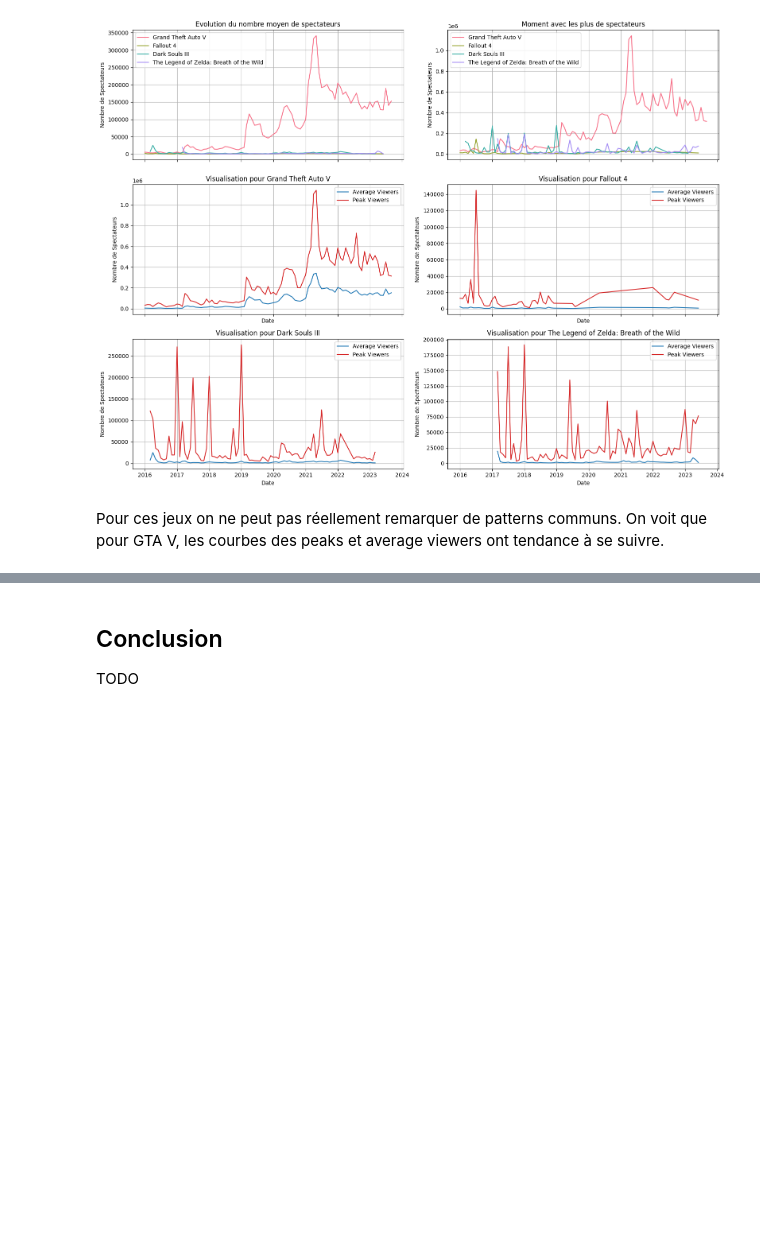
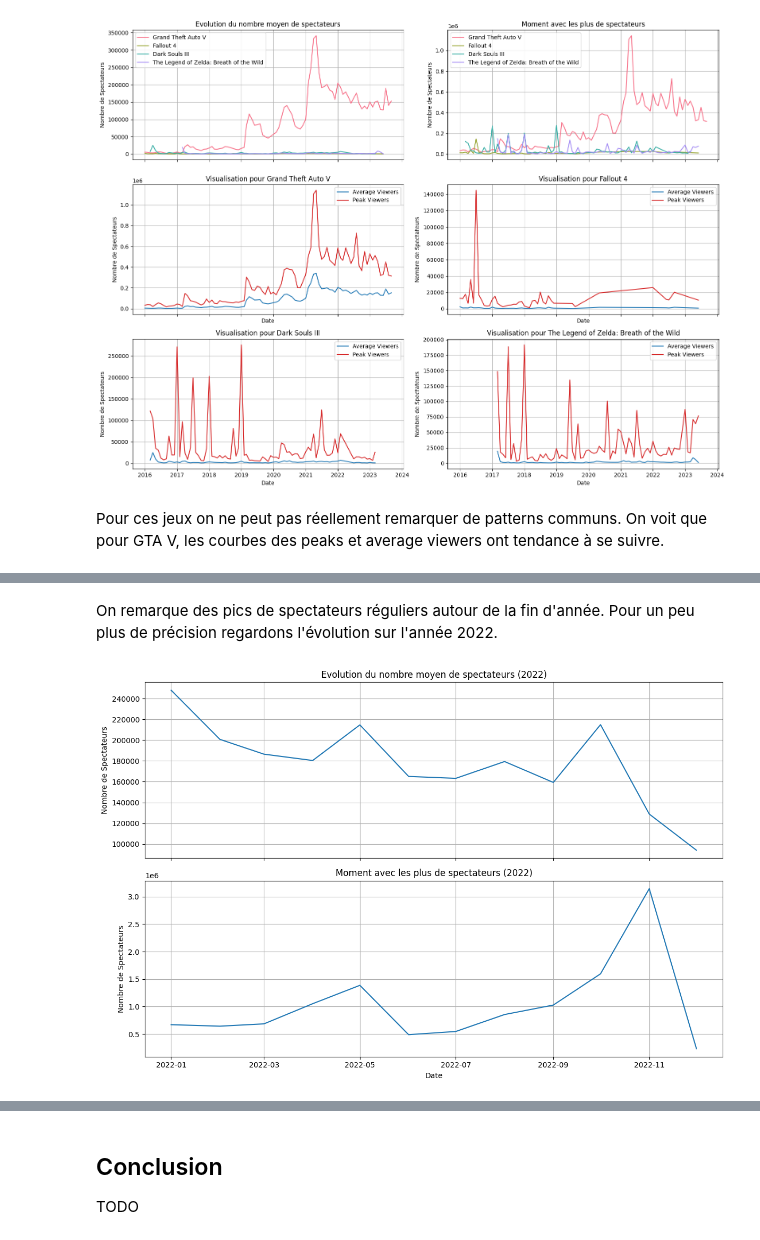
Before and after one commit to vraus/DataScience_Project, a Jupyter notebook: Subject.ipynb, the cells around one changed output, grey strips where cells are left out. Drawn from its saved outputs; the diff is of its cells as text; code cells hidden in the pictures; blank space fills up the shorter version.

```diff
--- a/Subject.ipynb
+++ b/Subject.ipynb
@@ -176,0 +206,34 @@ Pour le mettre en évidence, nous nous appuyons sur deux jeux qui marquent forte
+# %% [markdown]
+On remarque des pics de spectateurs réguliers autour de la fin d'année. Pour un peu plus de précision regardons l'évolution sur l'année 2022.
+# %%
+# Assurez-vous que les dates sont au format timestamp
+df['Date'] = df['Date'].dt.to_timestamp()
+
+# Filtrer les données uniquement pour League of Legends et pour l'année 2022
+lol_data = df[(df['Game'] == 'League of Legends') & (df['Date'].dt.year == 2022)]
+lol_data = lol_data.sort_values('Date')
+
+# Création de la figure avec deux graphes
+fig, axes = plt.subplots(2, 1, figsize=(12, 8), sharex=True)
+
+# Tracé 1 : Evolution du nombre moyen de spectateurs
+sns.lineplot(data=lol_data, x='Date', y='Avg_viewers', palette='husl', ax=axes[0])
+axes[0].set_title('Evolution du nombre moyen de spectateurs (2022)')
+axes[0].set_xlabel('Date')
+axes[0].set_ylabel('Nombre de Spectateurs')
+axes[0].grid(True)
+
+# Tracé 2 : Moment avec les plus de spectateurs
+sns.lineplot(data=lol_data, x='Date', y='Peak_viewers', palette='husl', ax=axes[1])
+axes[1].set_title('Moment avec les plus de spectateurs (2022)')
+axes[1].set_xlabel('Date')
+axes[1].set_ylabel('Nombre de Spectateurs')
+axes[1].grid(True)
+
+# Ajustement de l'espacement entre les sous-graphiques
+plt.tight_layout()
+
+# Affichage de la figure
+plt.show()
+# %% [output]
+[figure, added]
```
Also changed, not shown: parts of 5 cells of this notebook.
